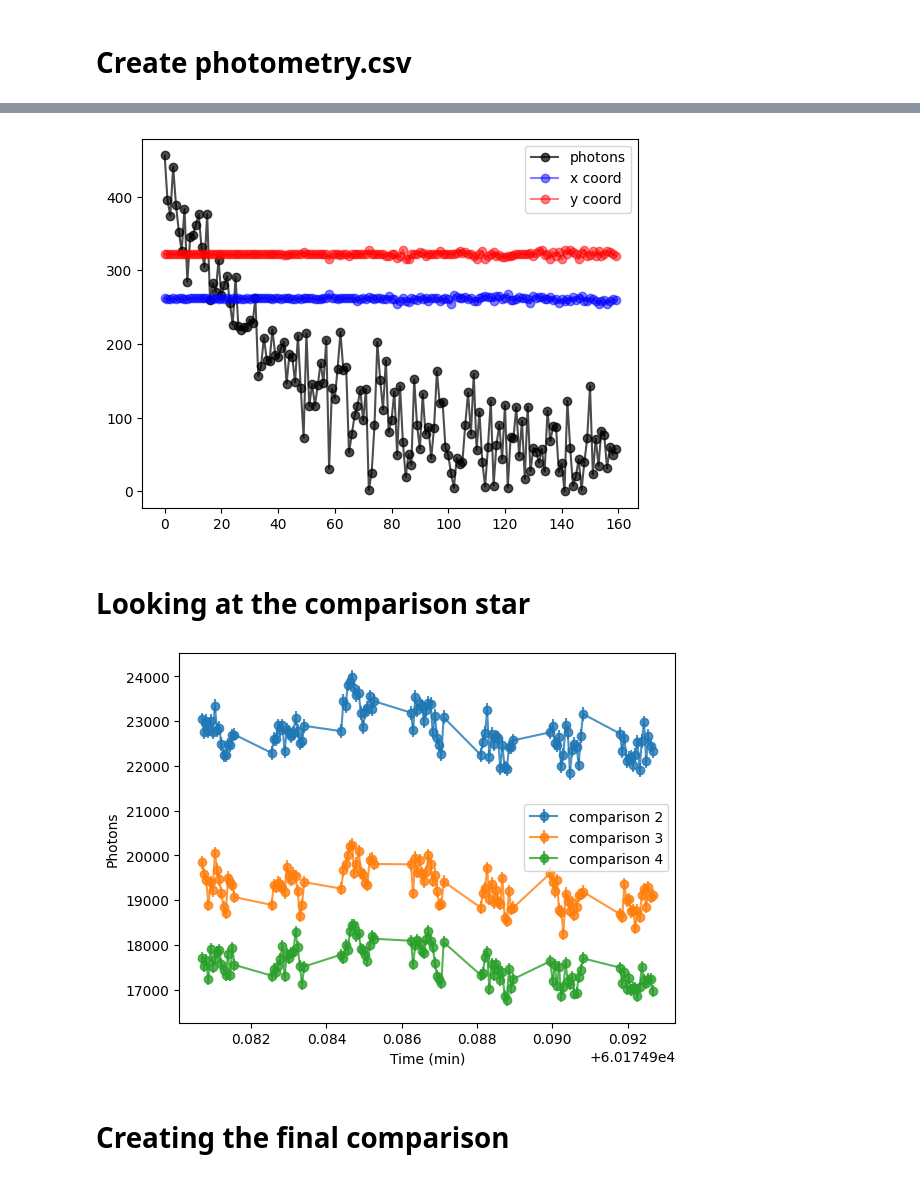
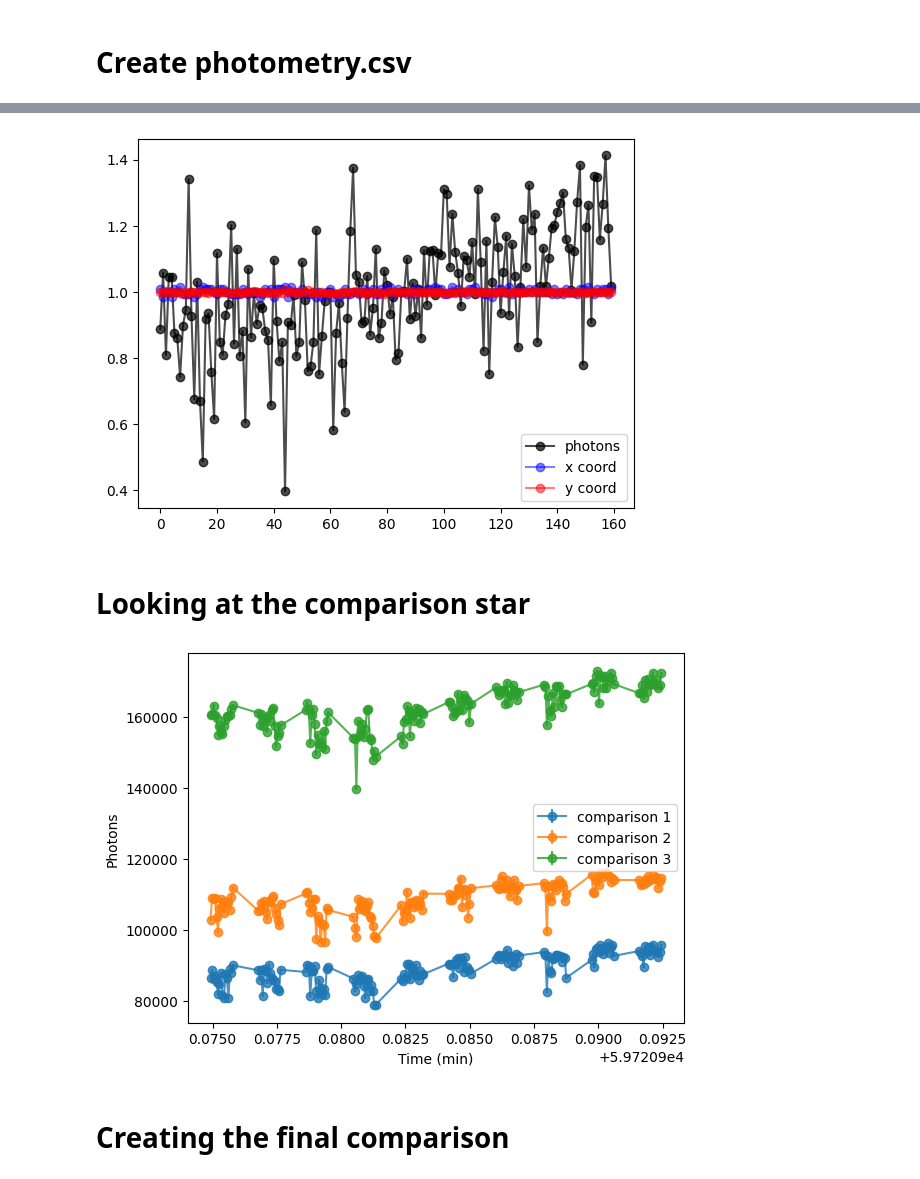
Before and after one commit to DBernardes/Tools-for-the-MOPTOP-pipeline-products, a Jupyter notebook: photometry_extraction.ipynb, the cells around one changed output, grey strips where cells are left out. Drawn from its saved outputs; the diff is of its cells as text; code cells hidden in the pictures.

```diff
--- a/photometry_extraction.ipynb
+++ b/photometry_extraction.ipynb
@@ -9,33 +9,34 @@ import numpy as np
 from photometry import Photometry
 from copy import copy
 
-star_name = "GRB 230818A"
+star_name = "GRB 1107466"
 _set = "first"
-camera = 4
+camera = 3
 src_path = os.path.join(
     "..",
     "Pol charact MOPTOP",
     "Scientific objects",
     star_name,
     f"{_set} set",
-    "all data",
+    star_name,
 )
 
 
-def read_objects_csv(csv_file, camera):
+def read_objects_csv(src_path, camera):
+    src_path = os.path.join(src_path, "..", "setup")
+    csv_file = os.path.join(src_path, "objects coordinates.csv")
     df = pd.read_csv(csv_file)
     objects = df.loc[:, ["name", f"ra_cam{camera}", f"dec_cam{camera}"]]
     objects = objects.drop(
         objects[objects["name"] == "star shifts"].index
     ).reset_index()
     objects = objects.drop(["index"], axis=1)
+
     return objects
 
 
-csv_file = os.path.join(src_path, "..", "setup", f"objects coordinates.csv")
-objects = read_objects_csv(csv_file, camera)
-
-file = os.path.join(src_path, f"{camera}_e_20230818_5_2_1_1.fits")
+objects = read_objects_csv(src_path, camera)
+file = os.path.join(src_path, f"{camera}_e_20220521_5_2_1_1.fits")
 phot = Photometry(file, objects)
 phot.reset_object_coords()
 
@@ -163,33 +193,31 @@ for obj_name, obj_info in objects_photometry.items():
 # %%
 import pandas as pd
 import matplotlib.pyplot as plt
 
-target = "candidate1"
-dest_files_path = os.path.join(src_path, "..", "polarimetry")  # TODO
-file = os.path.join(dest_files_path, f"{target}_cam{3}.csv")
+target = "candidate2"
+# dest_files_path = os.path.join(src_path, "..", "photometry")  # TODO
+file = os.path.join(dest_files_path, f"{target}_cam{camera}.csv")
 df = pd.read_csv(file)
 lim_dix = 16 * 20
 df = df[:lim_dix]
 x, y, radius, photons, mjd = (
     df["xcoord"],
     df["ycoord"],
     df["star_radius"],
     df["star_photons"],
     df["mjd"],
 )
-# x /= np.median(x)
-# y /= np.median(y)
-# radius /= np.median(radius)
-# photons /= np.median(photons)
+x /= np.median(x)
+y /= np.median(y)
+photons /= np.median(photons)
 mjd = (mjd - mjd[0]) * 24 * 60
 plt.plot(photons, "k-o", alpha=0.7, label="photons")
 plt.plot(x, "b-o", alpha=0.5, label="x coord")
 plt.plot(y, "r-o", alpha=0.5, label="y coord")
-# plt.plot(radius, "g-o", alpha=0.7, label="radius")
 plt.legend()
 plt.show()
 # %% [output]
-[figure, old version]
+[figure, new version]
 # %% [markdown]
 # Looking at the comparison star
 # %%
@@ -210,13 +238,13 @@ def combine_cameras_flux(idx):
 
 for idx in range(1, 4):
     mjd, comp, comp_err = combine_cameras_flux(idx)
-    plt.errorbar(mjd, comp, comp_err, fmt="o-", alpha=0.8, label=f"comparison {idx+1}")
+    plt.errorbar(mjd, comp, comp_err, fmt="o-", alpha=0.8, label=f"comparison {idx}")
 plt.legend()
 plt.xlabel("Time (min)")
 plt.ylabel("Photons")
 plt.show()
 # %% [output]
-[figure, old version]
+[figure, new version]
 # %% [markdown]
 # Creating the final comparison
 # %%
```
Also changed, not shown: parts of 8 cells of this notebook, 4 other files.
